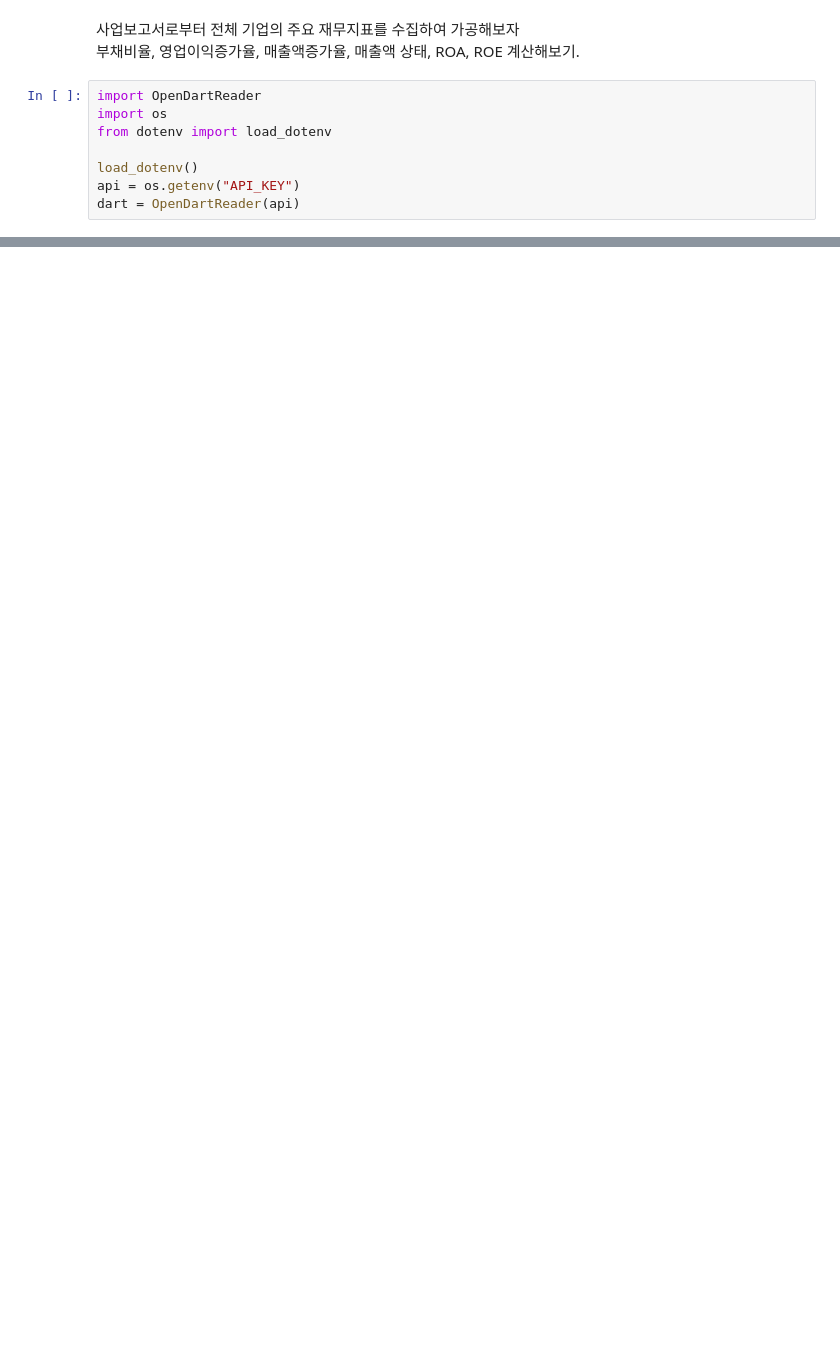
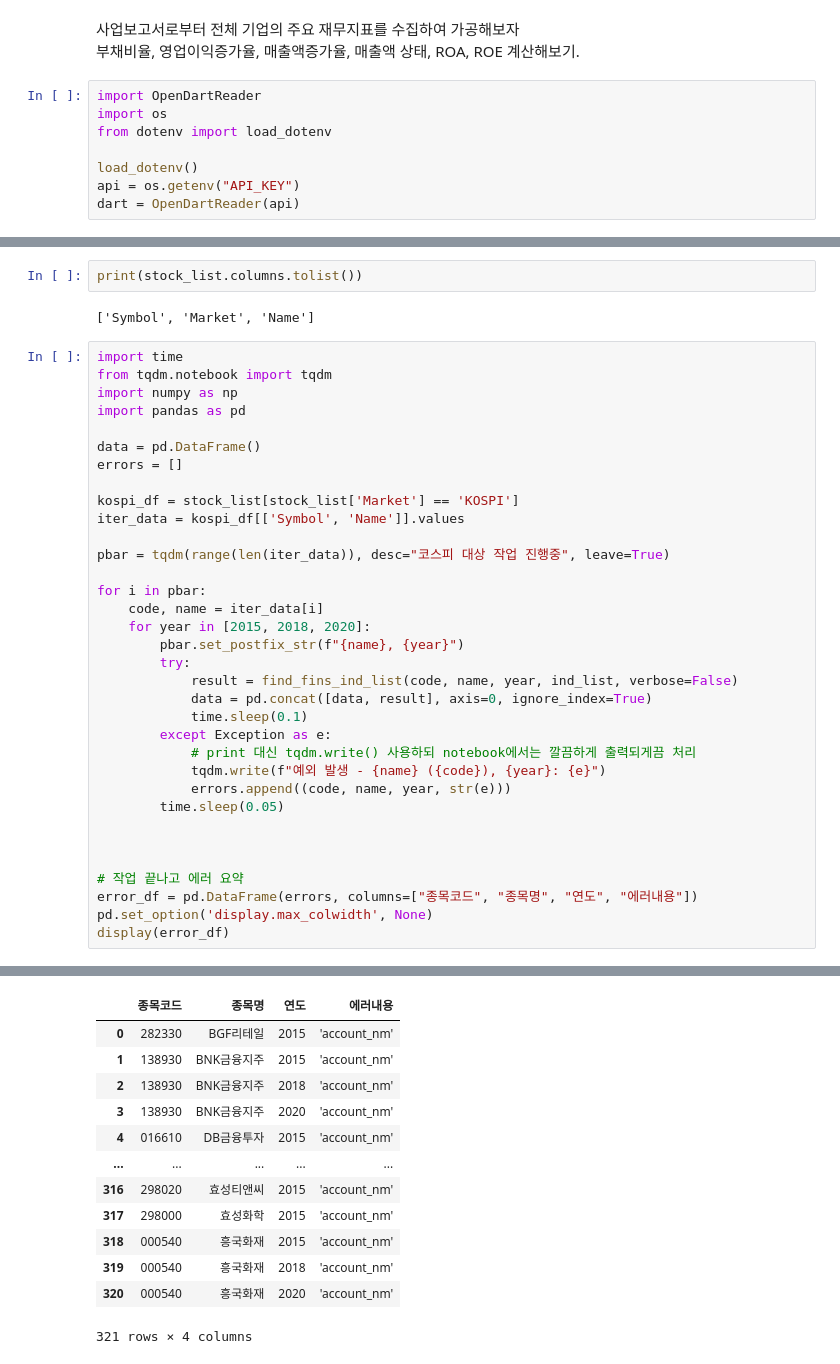
Before and after one commit to cho16147/quant-new-moon, a Jupyter notebook: Ch06-API/20250326-Ch06.5-project-financial_metrics_pipeline.ipynb, the cells around one changed output, grey strips where cells are left out. Drawn from its saved outputs; the diff is of its cells as text; blank space fills up the shorter version.

Commit message:
docs: Update Ch06.5 notebook

```diff
--- a/Ch06-API/20250326-Ch06.5-project-financial_metrics_pipeline.ipynb
+++ b/Ch06-API/20250326-Ch06.5-project-financial_metrics_pipeline.ipynb
@@ -85,0 +109,39 @@ KeyError: 'account_nm'
+# %%
+print(stock_list.columns.tolist())
+# %% [output]
+['Symbol', 'Market', 'Name']
+# %%
+import time
+from tqdm.notebook import tqdm
+import numpy as np
+import pandas as pd
+
+data = pd.DataFrame()
+errors = []
+
+kospi_df = stock_list[stock_list['Market'] == 'KOSPI']
+iter_data = kospi_df[['Symbol', 'Name']].values
+
+pbar = tqdm(range(len(iter_data)), desc="코스피 대상 작업 진행중", leave=True)
+
+for i in pbar:
+    code, name = iter_data[i]
+    for year in [2015, 2018, 2020]:
+        pbar.set_postfix_str(f"{name}, {year}")
+        try:
+            result = find_fins_ind_list(code, name, year, ind_list, verbose=False)
+            data = pd.concat([data, result], axis=0, ignore_index=True)
+            time.sleep(0.1)
+        except Exception as e:
+            # print 대신 tqdm.write() 사용하되 notebook에서는 깔끔하게 출력되게끔 처리
+            tqdm.write(f"예외 발생 - {name} ({code}), {year}: {e}")
+            errors.append((code, name, year, str(e)))
+        time.sleep(0.05)
+
+
+
+# 작업 끝나고 에러 요약
+error_df = pd.DataFrame(errors, columns=["종목코드", "종목명", "연도", "에러내용"])
+pd.set_option('display.max_colwidth', None)
+display(error_df)
+# %% [output]
@@ -85,0 +165,13 @@ KeyError: 'account_nm'
+|  | 종목코드 | 종목명 | 연도 | 에러내용 |
+| 0 | 282330 | BGF리테일 | 2015 | 'account_nm' |
+| 1 | 138930 | BNK금융지주 | 2015 | 'account_nm' |
+| 2 | 138930 | BNK금융지주 | 2018 | 'account_nm' |
+| 3 | 138930 | BNK금융지주 | 2020 | 'account_nm' |
+| 4 | 016610 | DB금융투자 | 2015 | 'account_nm' |
+| ... | ... | ... | ... | ... |
+| 316 | 298020 | 효성티앤씨 | 2015 | 'account_nm' |
+| 317 | 298000 | 효성화학 | 2015 | 'account_nm' |
+| 318 | 000540 | 흥국화재 | 2015 | 'account_nm' |
+| 319 | 000540 | 흥국화재 | 2018 | 'account_nm' |
+| 320 | 000540 | 흥국화재 | 2020 | 'account_nm' |
+321 rows × 4 columns
```
Also changed, not shown: parts of 6 cells of this notebook.
